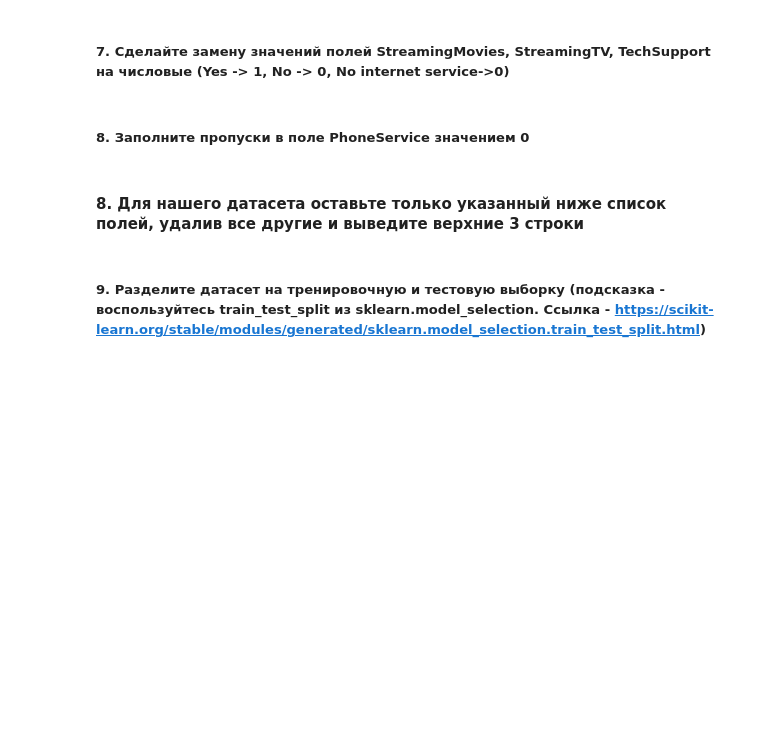
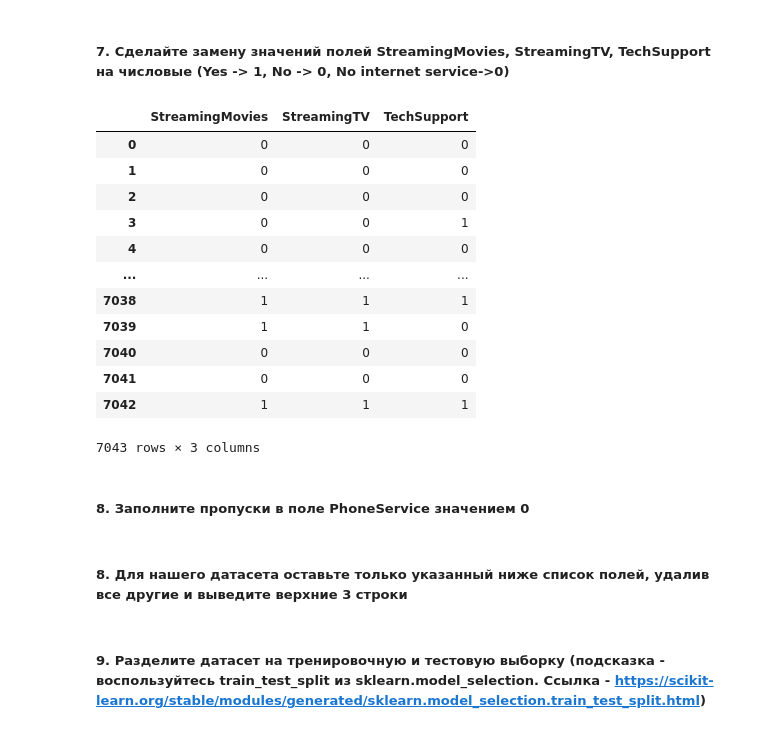
Before and after one commit to koryagin2006/GB_Course_Machine_learning_in_business, a Jupyter notebook: HW_1 Data-driven-подход в helpdesk.ipynb, the cells around one changed output. Cells and saved outputs as stored; diff of their text form; code cells hidden in the pictures; blank space fills up the shorter version.

```diff
--- a/HW_1 Data-driven-подход в helpdesk.ipynb
+++ b/HW_1 Data-driven-подход в helpdesk.ipynb
@@ -56,0 +79,5 @@ df.head(3)
+# %%
+def yes_no(i):
+    return 1 if i == 'Yes' else 0
+# %%
+df['PhoneService'] = df['PhoneService'].apply(yes_no)
@@ -60,0 +92,5 @@ df.head(3)
+# %%
+df.TotalCharges = df.TotalCharges \
+    .apply(lambda i : i if i != ' ' else np.nan) \
+    .astype('float32') \
+    .fillna(0)
@@ -65,2 +111,4 @@ df.head(3)
+# %%
+df['Churn'] = df['Churn'].apply(yes_no)
 # %% [markdown]
 ##### 7. Сделайте замену значений полей StreamingMovies, StreamingTV, TechSupport  на числовые (Yes -> 1, No -> 0, No internet service->0)
@@ -69,9 +115,25 @@ df.head(3)
+# %%
+df[['StreamingMovies', 'StreamingTV', 'TechSupport']].applymap(yes_no)
+# %% [output]
+|  | StreamingMovies | StreamingTV | TechSupport |
+| 0 | 0 | 0 | 0 |
+| 1 | 0 | 0 | 0 |
+| 2 | 0 | 0 | 0 |
+| 3 | 0 | 0 | 1 |
+| 4 | 0 | 0 | 0 |
+| ... | ... | ... | ... |
+| 7038 | 1 | 1 | 1 |
+| 7039 | 1 | 1 | 0 |
+| 7040 | 0 | 0 | 0 |
+| 7041 | 0 | 0 | 0 |
+| 7042 | 1 | 1 | 1 |
+7043 rows × 3 columns
 # %% [markdown]
 ##### 8. Заполните пропуски в поле PhoneService значением 0
 # %%
 #Ваш код здесь
 # %% [markdown]
-#### 8. Для нашего датасета оставьте только указанный ниже список полей, удалив все другие и выведите верхние 3 строки
+##### 8. Для нашего датасета оставьте только указанный ниже список полей, удалив все другие и выведите верхние 3 строки
 # %%
 columns = ['gender', 'tenure', 'PhoneService', 'TotalCharges',
            'StreamingMovies', 'StreamingTV', 'TechSupport', 'Churn']
```
Also changed, not shown: parts of 19 cells of this notebook.
